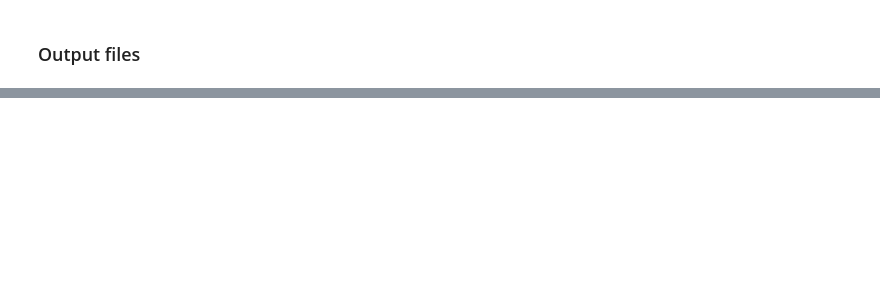
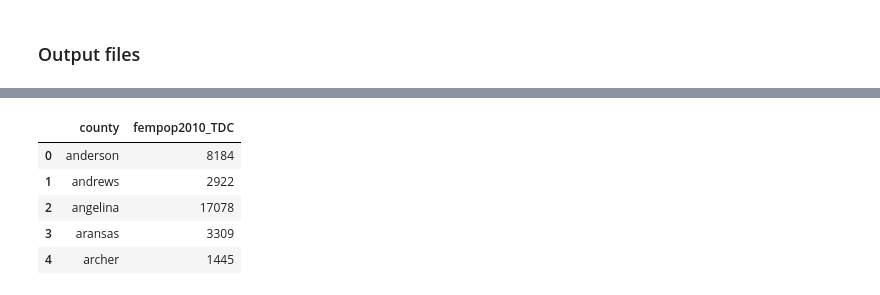
Before and after one commit to odog96/contraceptive_care, a Jupyter notebook: county_catchment.ipynb, the cells around one changed output, grey strips where cells are left out. Saved outputs shown, nothing was run; the diff lists cells and outputs as text; code cells hidden in the pictures; blank space fills up the shorter version.

```diff
--- a/county_catchment.ipynb
+++ b/county_catchment.ipynb
@@ -73,6 +95,7 @@ clinic = pd.read_excel('contra&ab_ data.xlsx',sheet_name='Data_ for_STATA')
 # %%
 # clean trailing and leading spaces in 'counties
 clinic['county'] = [x.strip() for x in clinic['county']]
+clinic['county'] = [x.lower() for x in clinic['county']]
 # %%
 #clinic.shape
 clinic.columns
@@ -238,0 +270,2 @@ county_detail.to_csv('data_county_centroid.csv')
+# %%
+pop = clinic[['county','fempop2015_TDC', 'fempop2010_TDC']]
@@ -238,0 +285,9 @@ county_detail.to_csv('data_county_centroid.csv')
+# %%
+pop[['county','fempop2010_TDC']].head()
+# %% [output]
+|  | county | fempop2010_TDC |
+| 0 | anderson | 8184 |
+| 1 | andrews | 2922 |
+| 2 | angelina | 17078 |
+| 3 | aransas | 3309 |
+| 4 | archer | 1445 |
```
Also changed, not shown: parts of 46 cells of this notebook, 2 other files.
